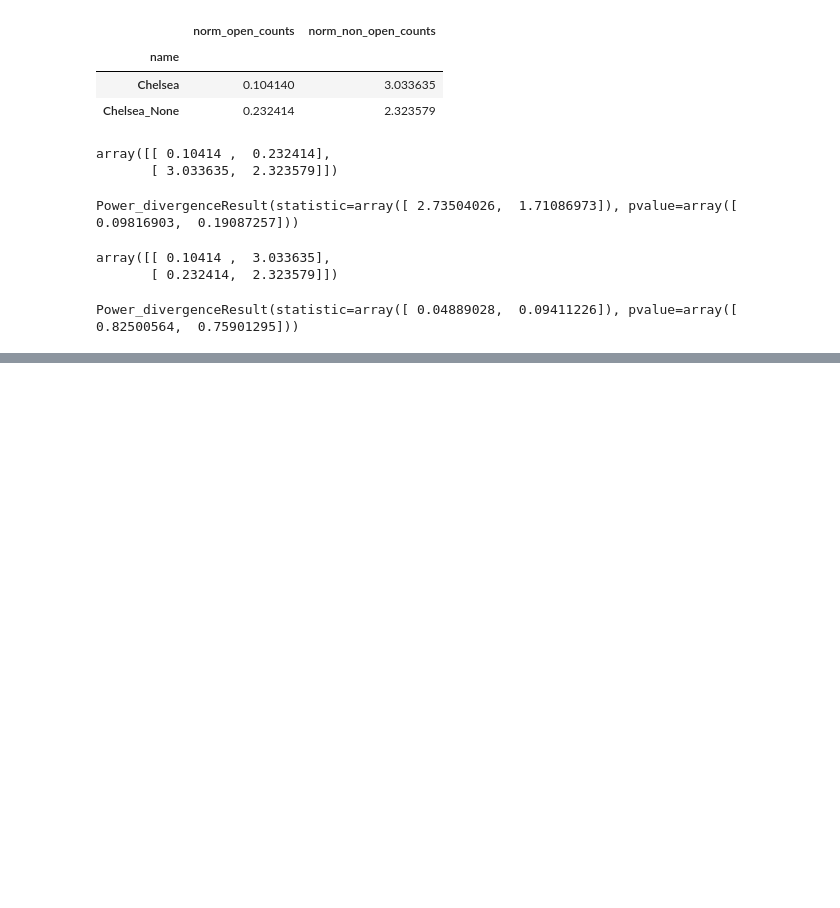
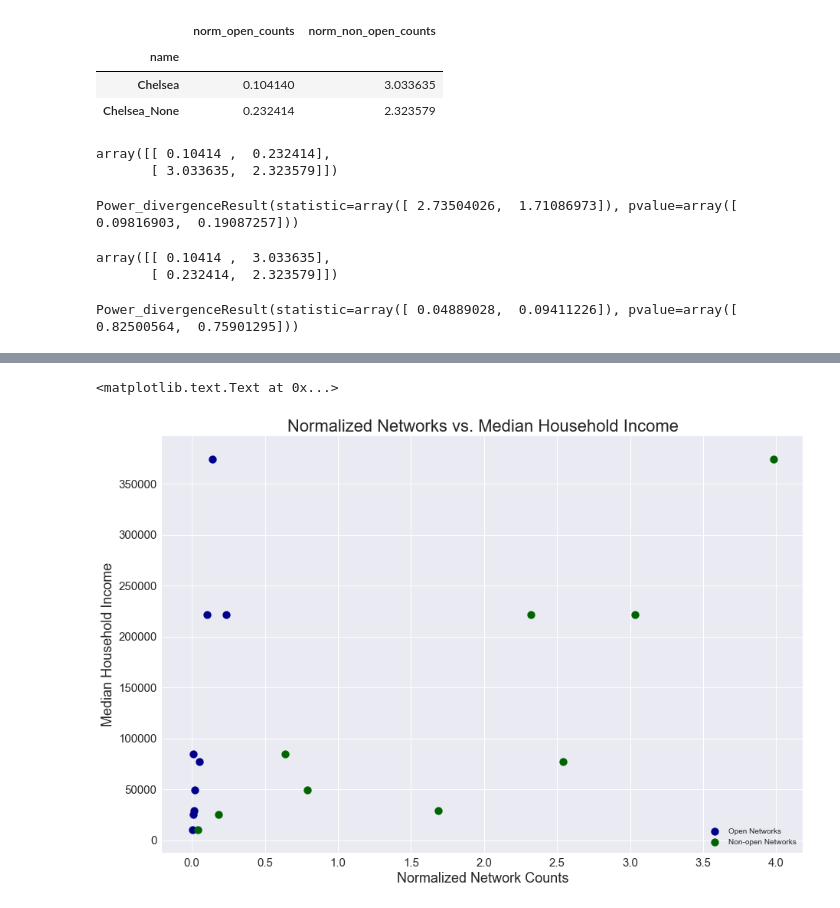
Before and after one commit to cor215/WiFind2017, a Jupyter notebook: Final Analysis - Wifind.ipynb, the cells around one changed output, grey strips where cells are left out. Cells and saved outputs as stored; diff of their text form; code cells hidden in the pictures; blank space fills up the shorter version.

```diff
--- a/Final Analysis - Wifind.ipynb
+++ b/Final Analysis - Wifind.ipynb
@@ -884,0 +978,14 @@ Power_divergenceResult(statistic=array([ 0.04889028,  0.09411226]), pvalue=array
+# %%
+ax = scatter_plot.plot(kind='scatter', title ="Open Networks in Public vs. Non-public Residential Areas", \
+                   figsize=(15, 10), legend=True, fontsize=15, x='norm_open_counts', y='MHI', s=100, color='DarkBlue',\
+                      label='Open Networks')
+
+scatter_plot.plot(kind='scatter', title ="Non-Open Networks in Public vs. Non-public Residential Areas", \
+                   figsize=(15, 10), legend=True, fontsize=15, x='norm_non_open_counts', y='MHI', s=100,\
+                       color='DarkGreen', label='Non-open Networks', ax=ax)
+ax.set_title("Normalized Networks vs. Median Household Income",fontsize=22)
+ax.set_xlabel("Normalized Network Counts", fontsize=18)
+ax.set_ylabel("Median Household Income", fontsize=18)
+# %% [output]
+<matplotlib.text.Text at 0x...>
+[figure, added]
```
Also changed, not shown: parts of 18 cells of this notebook.
